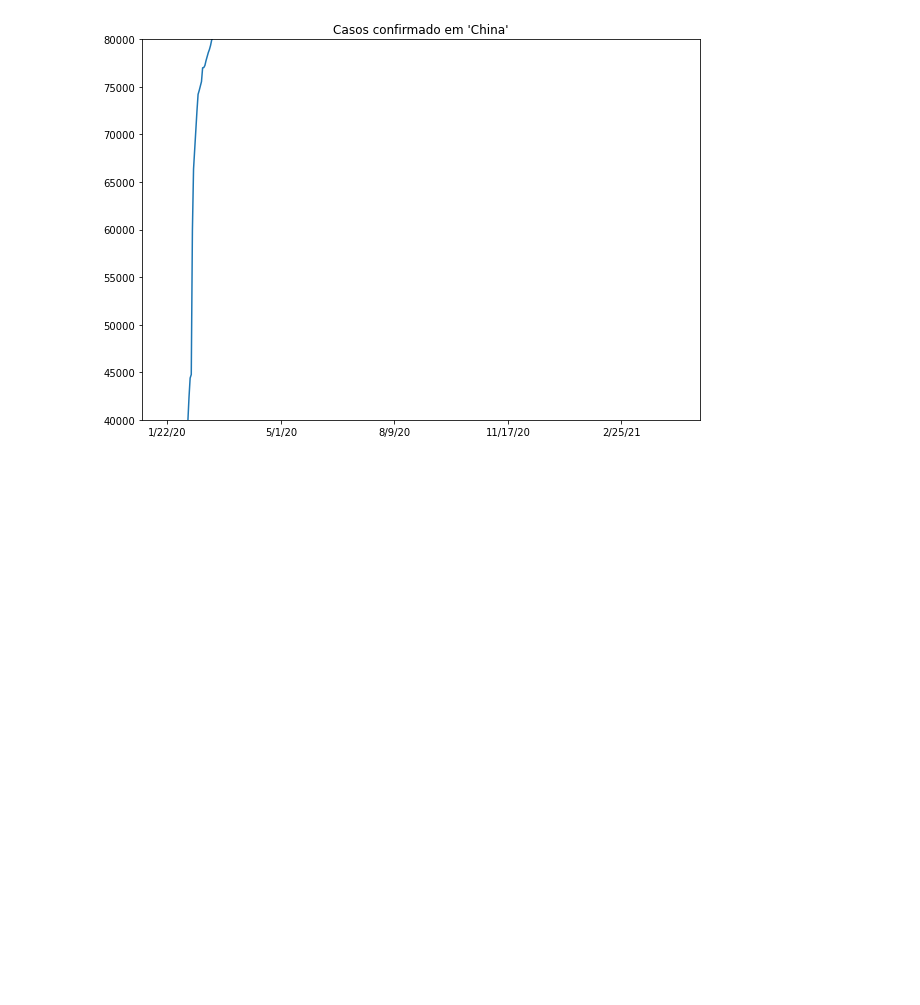
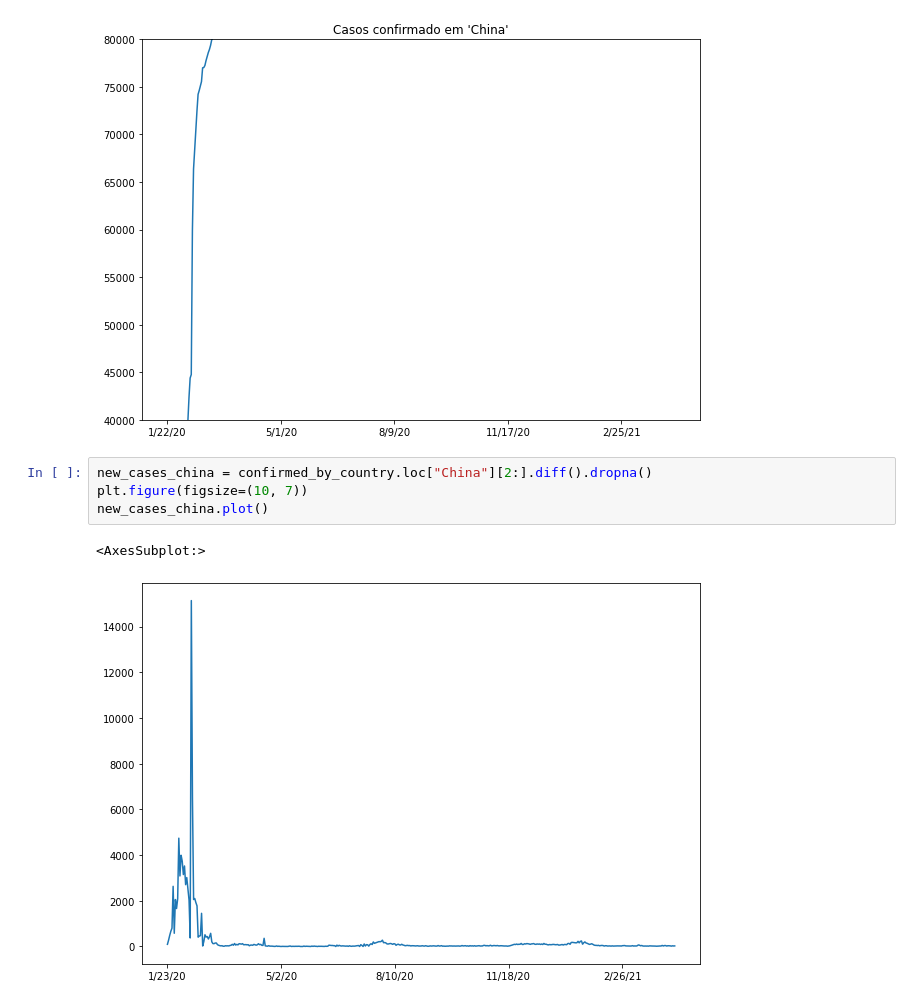
Before and after one commit to caiobarretta/Alura, a Jupyter notebook: Data Science/Formação Data Science/Data Science análises para saúde e medicina/Curso Data Science e Saúde.ipynb, the cells around one changed output. Cells and saved outputs as stored; diff of their text form; blank space fills up the shorter version.

```diff
--- a/Data Science/Formação Data Science/Data Science análises para saúde e medicina/Curso Data Science e Saúde.ipynb
+++ b/Data Science/Formação Data Science/Data Science análises para saúde e medicina/Curso Data Science e Saúde.ipynb
@@ -242,3 +242,10 @@ plt.ylim(40000, 80000)
 plt.show()
 # %% [output]
 [figure]
+# %%
+new_cases_china = confirmed_by_country.loc["China"][2:].diff().dropna()
+plt.figure(figsize=(10, 7))
+new_cases_china.plot()
+# %% [output]
+<AxesSubplot:>
+[figure, added]
```
